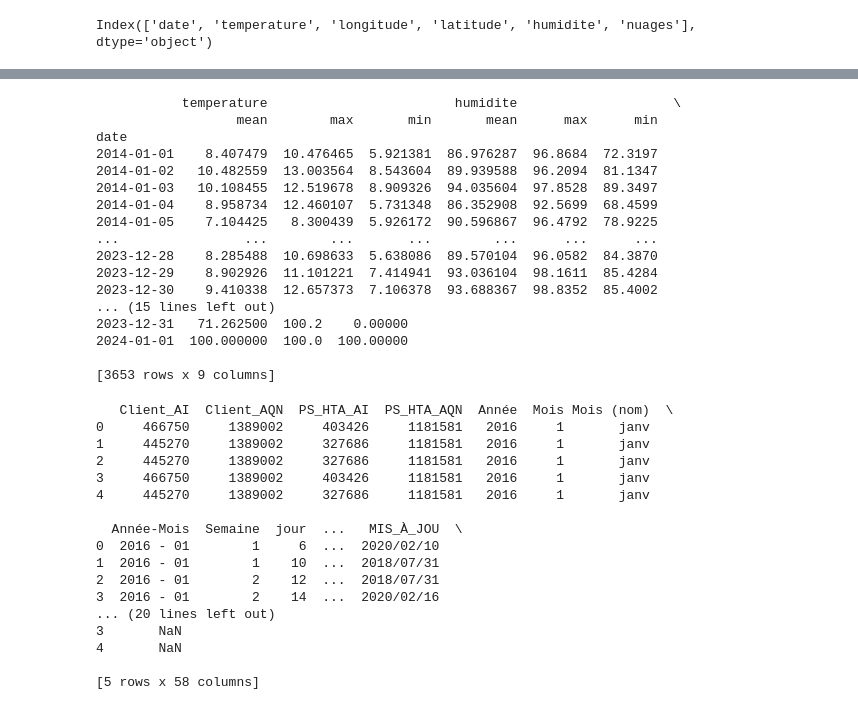
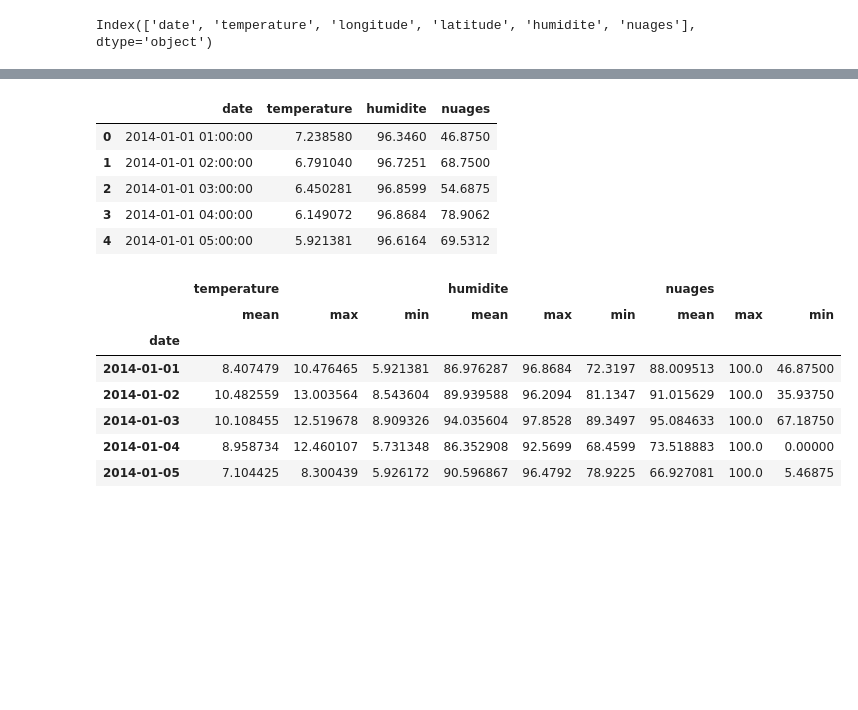
Before and after one commit to ffichet/aiForIndustryEnedis, a Jupyter notebook: show_data.ipynb, the cells around one changed output, grey strips where cells are left out. Drawn from its saved outputs; the diff is of its cells as text; code cells hidden in the pictures; blank space fills up the shorter version.

```diff
--- a/show_data.ipynb
+++ b/show_data.ipynb
@@ -124,4 +66,3 @@ print(data)
 # %%
-data = data.drop(columns=['longitude', 'latitude'])
-print(data)
+data = data.drop(columns=['longitude', 'latitude']) if ('longitude' in data.columns) and ('latitude' in data.columns) else data
 # build a dataframe with collumns for each day (merge hours of the same day 2014-01-01 01:00:00  2014-01-01 02:00:00 ...) max_temperature, max_humidite, max_nuages, min_temperature, min_humidite, min_nuages, avg_temperature, avg_humidite, avg_nuages
@@ -143,44 +69,24 @@ print(data)
+# %%
+data.head()
+# %% [output]
+|  | date | temperature | humidite | nuages |
+| 0 | 2014-01-01 01:00:00 | 7.238580 | 96.3460 | 46.8750 |
+| 1 | 2014-01-01 02:00:00 | 6.791040 | 96.7251 | 68.7500 |
+| 2 | 2014-01-01 03:00:00 | 6.450281 | 96.8599 | 54.6875 |
+| 3 | 2014-01-01 04:00:00 | 6.149072 | 96.8684 | 78.9062 |
+| 4 | 2014-01-01 05:00:00 | 5.921381 | 96.6164 | 69.5312 |
 # %%
 # merge data with incidents on day (not hour)
 data['date'] = pandas.to_datetime(data['date']).dt.date
 # group by date and get the mean, max, min of each column
 data = data.groupby('date').agg({'temperature': ['mean', 'max', 'min'], 'humidite': ['mean', 'max', 'min'], 'nuages': ['mean', 'max', 'min']})
-print(data)
+data.head()
 # %% [output]
-           temperature                        humidite                    \
-                  mean        max       min       mean      max      min
-date
-2014-01-01    8.407479  10.476465  5.921381  86.976287  96.8684  72.3197
-2014-01-02   10.482559  13.003564  8.543604  89.939588  96.2094  81.1347
-2014-01-03   10.108455  12.519678  8.909326  94.035604  97.8528  89.3497
-2014-01-04    8.958734  12.460107  5.731348  86.352908  92.5699  68.4599
-2014-01-05    7.104425   8.300439  5.926172  90.596867  96.4792  78.9225
-...                ...        ...       ...        ...      ...      ...
-2023-12-28    8.285488  10.698633  5.638086  89.570104  96.0582  84.3870
-2023-12-29    8.902926  11.101221  7.414941  93.036104  98.1611  85.4284
-2023-12-30    9.410338  12.657373  7.106378  93.688367  98.8352  85.4002
-... (15 lines left out)
-2023-12-31   71.262500  100.2    0.00000
-2024-01-01  100.000000  100.0  100.00000
-
-[3653 rows x 9 columns]
+|  | temperature |  |  | humidite |  |  | nuages |  |  |
+|  | mean | max | min | mean | max | min | mean | max | min |
+| date |  |  |  |  |  |  |  |  |  |
+| 2014-01-01 | 8.407479 | 10.476465 | 5.921381 | 86.976287 | 96.8684 | 72.3197 | 88.009513 | 100.0 | 46.87500 |
+| 2014-01-02 | 10.482559 | 13.003564 | 8.543604 | 89.939588 | 96.2094 | 81.1347 | 91.015629 | 100.0 | 35.93750 |
+| 2014-01-03 | 10.108455 | 12.519678 | 8.909326 | 94.035604 | 97.8528 | 89.3497 | 95.084633 | 100.0 | 67.18750 |
+| 2014-01-04 | 8.958734 | 12.460107 | 5.731348 | 86.352908 | 92.5699 | 68.4599 | 73.518883 | 100.0 | 0.00000 |
+| 2014-01-05 | 7.104425 | 8.300439 | 5.926172 | 90.596867 | 96.4792 | 78.9225 | 66.927081 | 100.0 | 5.46875 |
-# %%
-print(incidents.head())
-# %% [output]
-   Client_AI  Client_AQN  PS_HTA_AI  PS_HTA_AQN  Année  Mois Mois (nom)  \
-0     466750     1389002     403426     1181581   2016     1       janv
-1     445270     1389002     327686     1181581   2016     1       janv
-2     445270     1389002     327686     1181581   2016     1       janv
-3     466750     1389002     403426     1181581   2016     1       janv
-4     445270     1389002     327686     1181581   2016     1       janv
-
-  Année-Mois  Semaine  jour  ...   MIS_À_JOU  \
-0  2016 - 01        1     6  ...  2020/02/10
-1  2016 - 01        1    10  ...  2018/07/31
-2  2016 - 01        2    12  ...  2018/07/31
-3  2016 - 01        2    14  ...  2020/02/16
-... (20 lines left out)
-3       NaN
-4       NaN
-
-[5 rows x 58 columns]
```
Also changed, not shown: parts of 18 cells of this notebook, 2 other files.
